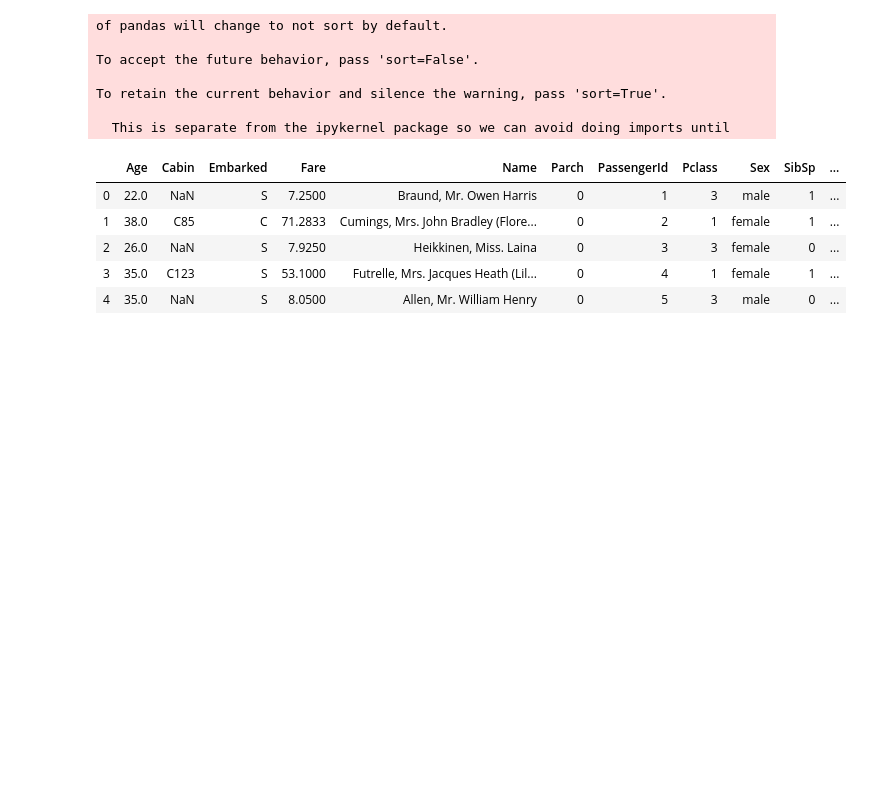
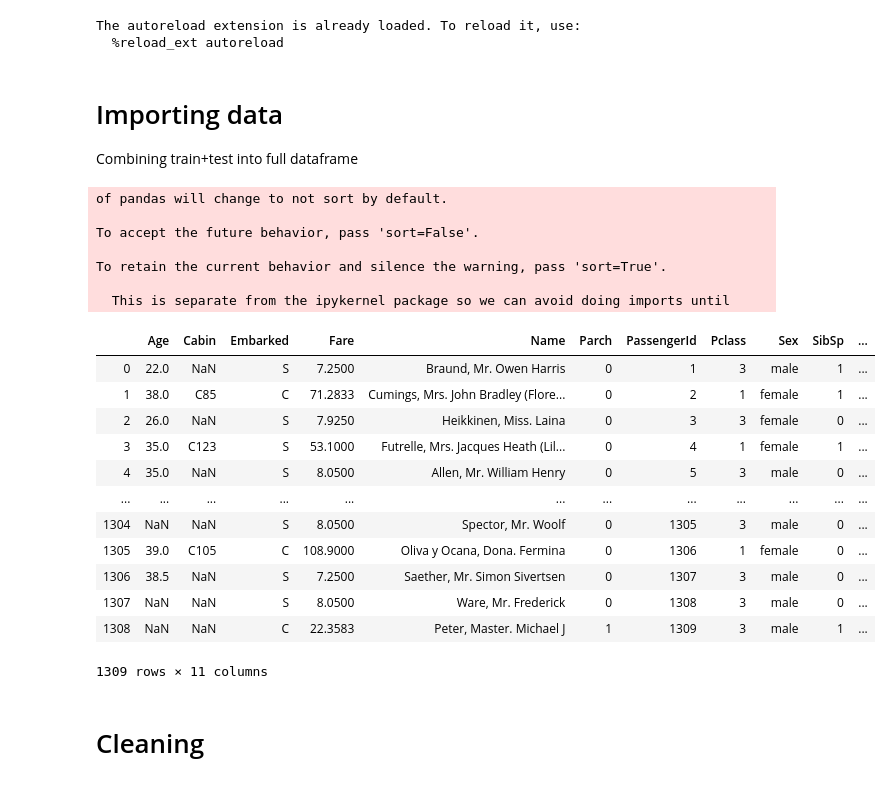
Before and after one commit to stone4789/fastai_codeAlongs, a Jupyter notebook: fastai_titanic.ipynb, the cells around one changed output. Cells and saved outputs as stored; diff of their text form; code cells hidden in the pictures; blank space fills up the shorter version.

```diff
--- a/fastai_titanic.ipynb
+++ b/fastai_titanic.ipynb
@@ -426,7 +1,18 @@ def get_nn_mappers(df, cat_vars, contin_vars):
 # %%
+%load_ext autoreload
+%autoreload 2
+%matplotlib inline
+
 from fastai.imports import *
 from fastai.tabular import *
 from sklearn.ensemble import RandomForestRegressor, RandomForestClassifier
 from IPython.display import display
 
 from sklearn import metrics
+
+def display_all(df):
+    with pd.option_context("display.max_rows", 1000, "display.max_columns", 1000):
+        display(df)
+# %% [output]
+The autoreload extension is already loaded. To reload it, use:
+  %reload_ext autoreload
@@ -437,8 +19,11 @@ def display_all(df):
+# %% [markdown]
+# Importing data
+ Combining train+test into full dataframe
 # %%
 train = pd.read_csv("titanic_train.csv", low_memory="False")
 test = pd.read_csv("test.csv", low_memory="False")
-full_df = pd.concat(objs=[train, test], axis=0).reset_index(drop=True)
-train_cats(full_df)
+full = pd.concat(objs=[train, test], axis=0).reset_index(drop=True)
+full = full.drop('Ticket', axis = 1)
 # %% [output]
 of pandas will change to not sort by default.
 
@@ -447,12 +32,21 @@ To accept the future behavior, pass 'sort=False'.
 To retain the current behavior and silence the warning, pass 'sort=True'.
 
   This is separate from the ipykernel package so we can avoid doing imports until
-# %%
-full_df.head()
-# %% [output]
-|  | Age | Cabin | Embarked | Fare | Name | Parch | PassengerId | Pclass | Sex | SibSp | ... |
-| 0 | 22.0 | NaN | S | 7.2500 | Braund, Mr. Owen Harris | 0 | 1 | 3 | male | 1 | ... |
-| 1 | 38.0 | C85 | C | 71.2833 | Cumings, Mrs. John Bradley (Flore... | 0 | 2 | 1 | female | 1 | ... |
-| 2 | 26.0 | NaN | S | 7.9250 | Heikkinen, Miss. Laina | 0 | 3 | 3 | female | 0 | ... |
-| 3 | 35.0 | C123 | S | 53.1000 | Futrelle, Mrs. Jacques Heath (Lil... | 0 | 4 | 1 | female | 1 | ... |
-| 4 | 35.0 | NaN | S | 8.0500 | Allen, Mr. William Henry | 0 | 5 | 3 | male | 0 | ... |
+# %%
+display_all(full)
+# %% [output]
+|  | Age | Cabin | Embarked | Fare | Name | Parch | PassengerId | Pclass | Sex | SibSp | ... |
+| 0 | 22.0 | NaN | S | 7.2500 | Braund, Mr. Owen Harris | 0 | 1 | 3 | male | 1 | ... |
+| 1 | 38.0 | C85 | C | 71.2833 | Cumings, Mrs. John Bradley (Flore... | 0 | 2 | 1 | female | 1 | ... |
+| 2 | 26.0 | NaN | S | 7.9250 | Heikkinen, Miss. Laina | 0 | 3 | 3 | female | 0 | ... |
+| 3 | 35.0 | C123 | S | 53.1000 | Futrelle, Mrs. Jacques Heath (Lil... | 0 | 4 | 1 | female | 1 | ... |
+| 4 | 35.0 | NaN | S | 8.0500 | Allen, Mr. William Henry | 0 | 5 | 3 | male | 0 | ... |
+| ... | ... | ... | ... | ... | ... | ... | ... | ... | ... | ... | ... |
+| 1304 | NaN | NaN | S | 8.0500 | Spector, Mr. Woolf | 0 | 1305 | 3 | male | 0 | ... |
+| 1305 | 39.0 | C105 | C | 108.9000 | Oliva y Ocana, Dona. Fermina | 0 | 1306 | 1 | female | 0 | ... |
+| 1306 | 38.5 | NaN | S | 7.2500 | Saether, Mr. Simon Sivertsen | 0 | 1307 | 3 | male | 0 | ... |
+| 1307 | NaN | NaN | S | 8.0500 | Ware, Mr. Frederick | 0 | 1308 | 3 | male | 0 | ... |
+| 1308 | NaN | NaN | C | 22.3583 | Peter, Master. Michael J | 1 | 1309 | 3 | male | 1 | ... |
+1309 rows × 11 columns
+# %% [markdown]
+# Cleaning
```
Also changed, not shown: parts of 22 cells of this notebook.
